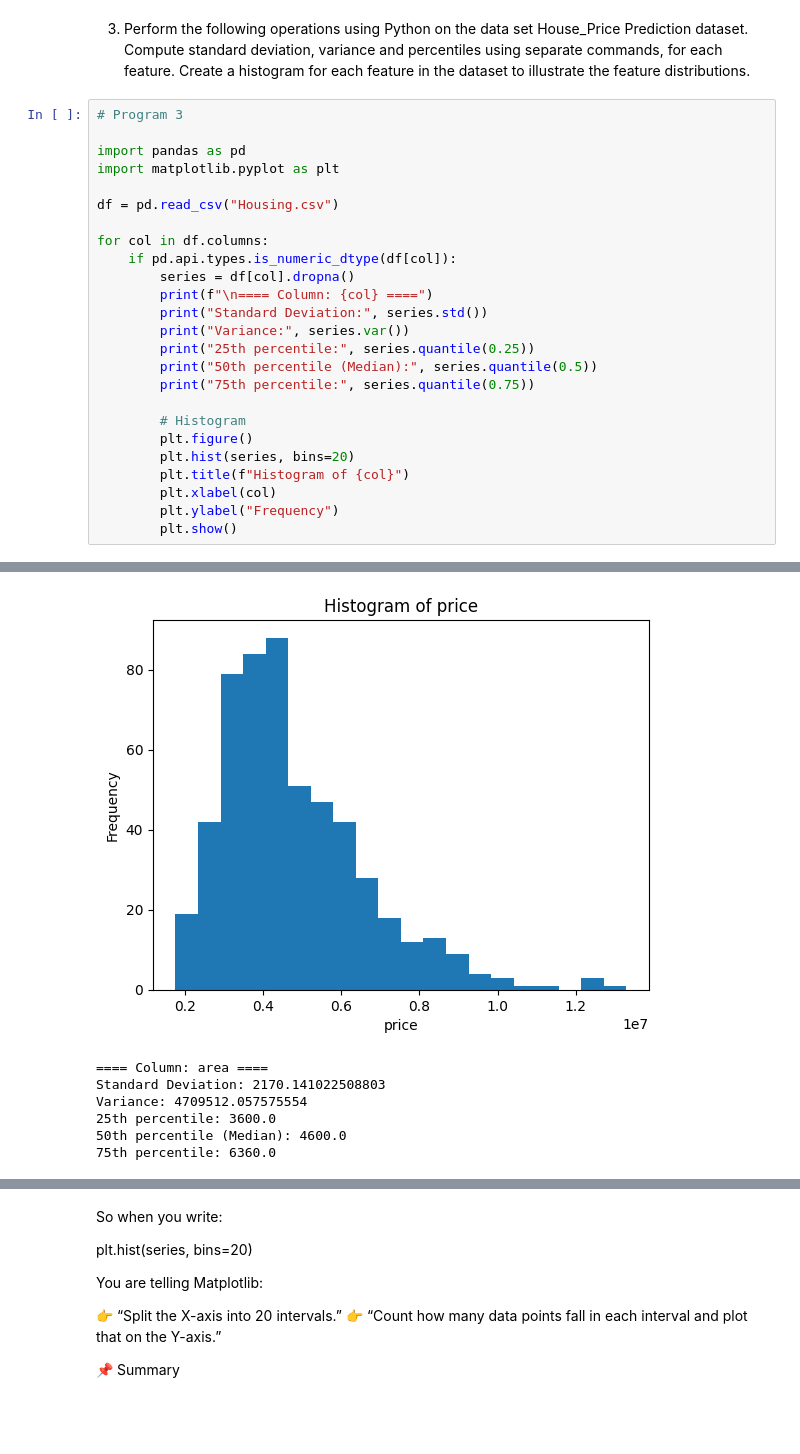
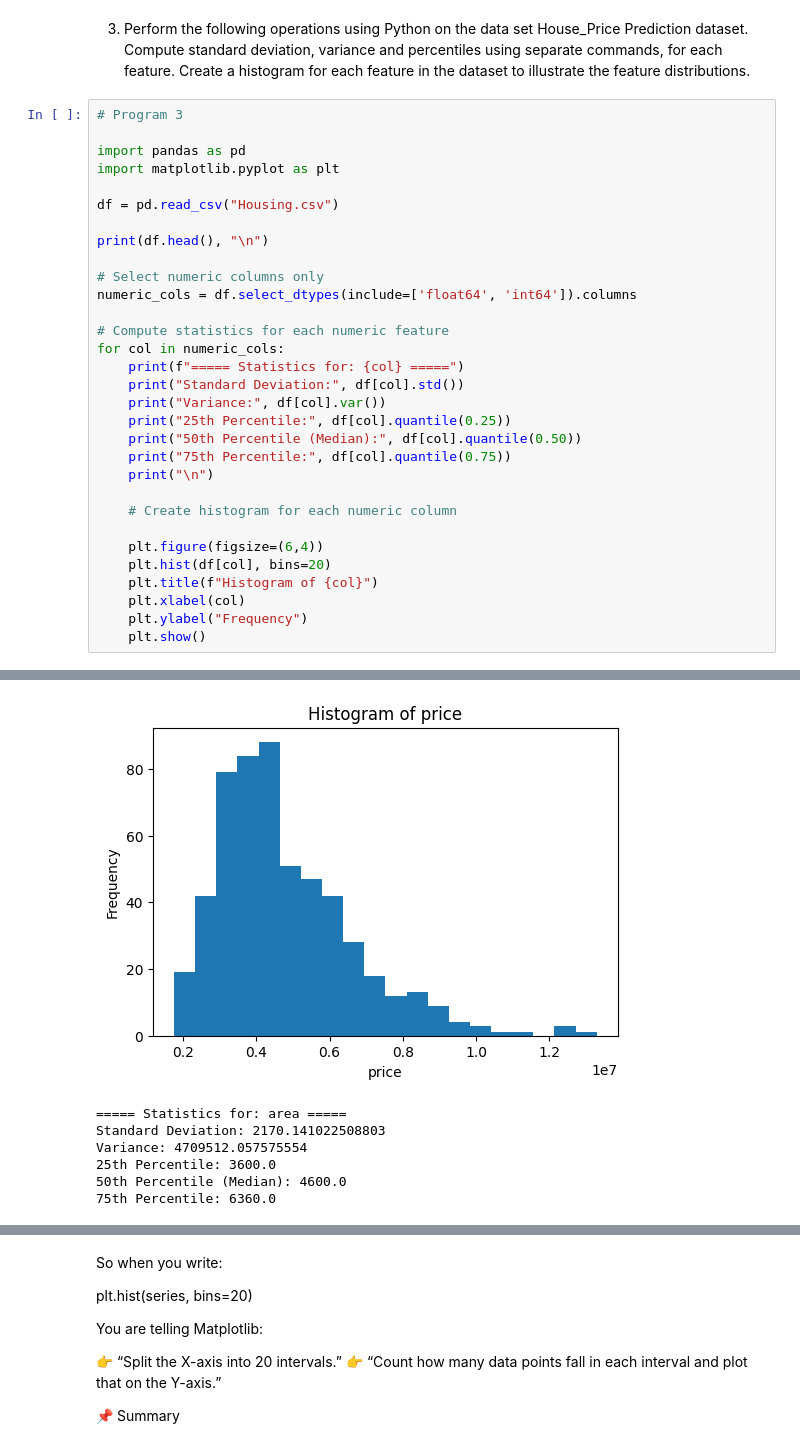
Before and after one commit to steve01x/DSML_PR, a Jupyter notebook: all_pr_asg.ipynb, the cells around one changed output, grey strips where cells are left out. Saved outputs shown, nothing was run; the diff lists cells and outputs as text; blank space fills up the shorter version.

```diff
--- a/all_pr_asg.ipynb
+++ b/all_pr_asg.ipynb
@@ -120,21 +121,27 @@ import matplotlib.pyplot as plt
 
 df = pd.read_csv("Housing.csv")
 
-for col in df.columns:
-    if pd.api.types.is_numeric_dtype(df[col]):
-        series = df[col].dropna()
-        print(f"\n==== Column: {col} ====")
-        print("Standard Deviation:", series.std())
-        print("Variance:", series.var())
-        print("25th percentile:", series.quantile(0.25))
-        print("50th percentile (Median):", series.quantile(0.5))
-        print("75th percentile:", series.quantile(0.75))
+print(df.head(), "\n")
 
-        # Histogram
-        plt.figure()
-        plt.hist(series, bins=20)
-        plt.title(f"Histogram of {col}")
-        plt.xlabel(col)
-        plt.ylabel("Frequency")
-        plt.show()
+# Select numeric columns only
+numeric_cols = df.select_dtypes(include=['float64', 'int64']).columns
+
+# Compute statistics for each numeric feature
+for col in numeric_cols:
+    print(f"===== Statistics for: {col} =====")
+    print("Standard Deviation:", df[col].std())
+    print("Variance:", df[col].var())
+    print("25th Percentile:", df[col].quantile(0.25))
+    print("50th Percentile (Median):", df[col].quantile(0.50))
+    print("75th Percentile:", df[col].quantile(0.75))
+    print("\n")
+
+    # Create histogram for each numeric column
+
+    plt.figure(figsize=(6,4))
+    plt.hist(df[col], bins=20)
+    plt.title(f"Histogram of {col}")
+    plt.xlabel(col)
+    plt.ylabel("Frequency")
+    plt.show()
 # %% [output]
@@ -147,7 +168,7 @@ Variance: 3498544355820.573
-[figure, old version]
+[figure, new version]
-==== Column: area ====
+===== Statistics for: area =====
 Standard Deviation: 2170.141022508803
 Variance: 4709512.057575554
-25th percentile: 3600.0
-50th percentile (Median): 4600.0
-75th percentile: 6360.0
+25th Percentile: 3600.0
+50th Percentile (Median): 4600.0
+75th Percentile: 6360.0
```
Also changed, not shown: parts of 7 cells of this notebook.
